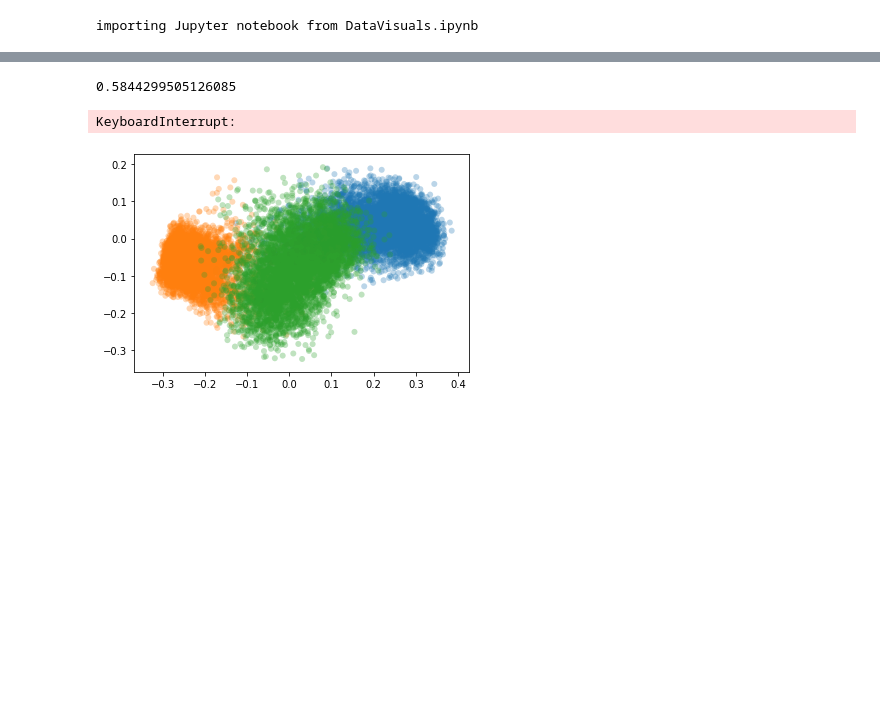
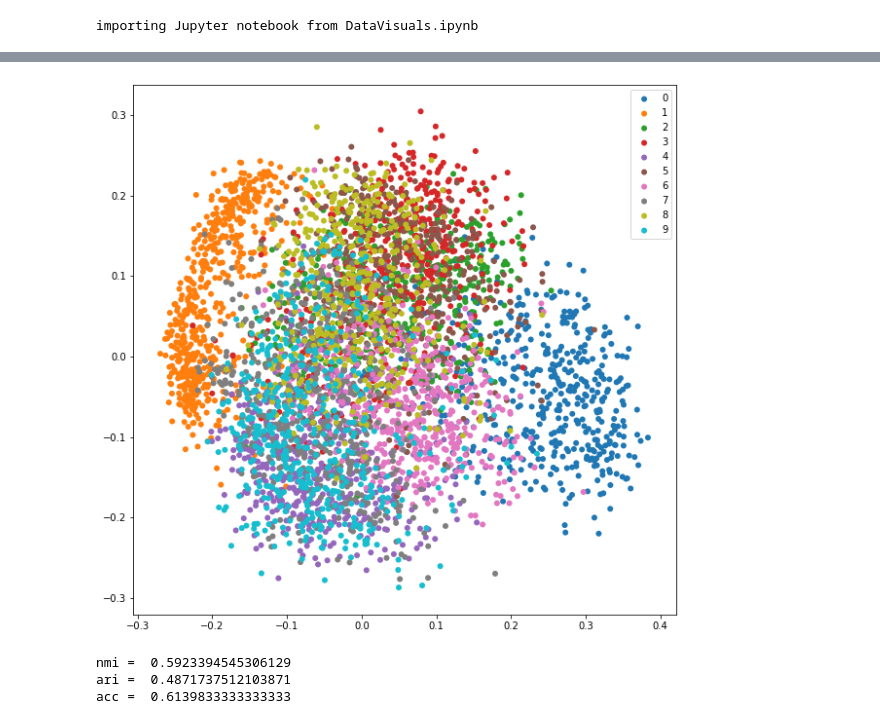
Before and after one commit to hkmulhi/Deep-Clustering-with-AE, a Jupyter notebook: cae play-Copy1.ipynb, the cells around one changed output, grey strips where cells are left out. Drawn from its saved outputs; the diff is of its cells as text; code cells hidden in the pictures; blank space fills up the shorter version.

```diff
--- a/cae play-Copy1.ipynb
+++ b/cae play-Copy1.ipynb
@@ -242,10 +198,22 @@ Silhouette_Co  =  0.18555418
+# %%
+view_results.scat(embedded)
+# %% [output]
+[figure, added]
+# %%
+metric = dv.Metrics(labels, clustering_model.labels_)
+nmi = metric.nmi()
+ari = metric.ari()
+acc = metric.acc()
+print('nmi = ', nmi,
+      '\nari = ', ari,
+      '\nacc = ', acc)
+# %% [output]
+nmi =  0.5923394545306129
+ari =  0.4871737512103871
+acc =  0.6139833333333333
 # %%
 import pickle
 
 
 # save the model to disk
 #pickle.dump(model, open('emnistcae001.sav', 'wb'))
-# %%
-cluster.normalized_mutual_info_score(train_data.train_labels, clustering_model.labels_)
-# %% [output]
-0.5844299505126085
@@ -260,16 +219,0 @@ pca_result = pca.fit_transform(embedded)
-# %%
-fig, ax = plt.subplots()
-colors = ['#1f77b4', '#ff7f0e', '#2ca02c', '#d62728', '#9467bd', '#8c564b', '#e377c2', '#7f7f7f', '#bcbd22', '#17becf']
-for label, color in enumerate(colors):
-    for i, x in enumerate(labels):
-        if label == x:
-            ax.scatter(pca_result[i, 0], pca_result[i, 1], c=color, label=label,
-                       alpha=0.3, edgecolors='none')
-
-ax.legend()
-ax.grid(True)
-
-plt.show()
-# %% [output]
-KeyboardInterrupt:
-[figure, removed]
```
Also changed, not shown: parts of 12 cells of this notebook, 1 other file.
